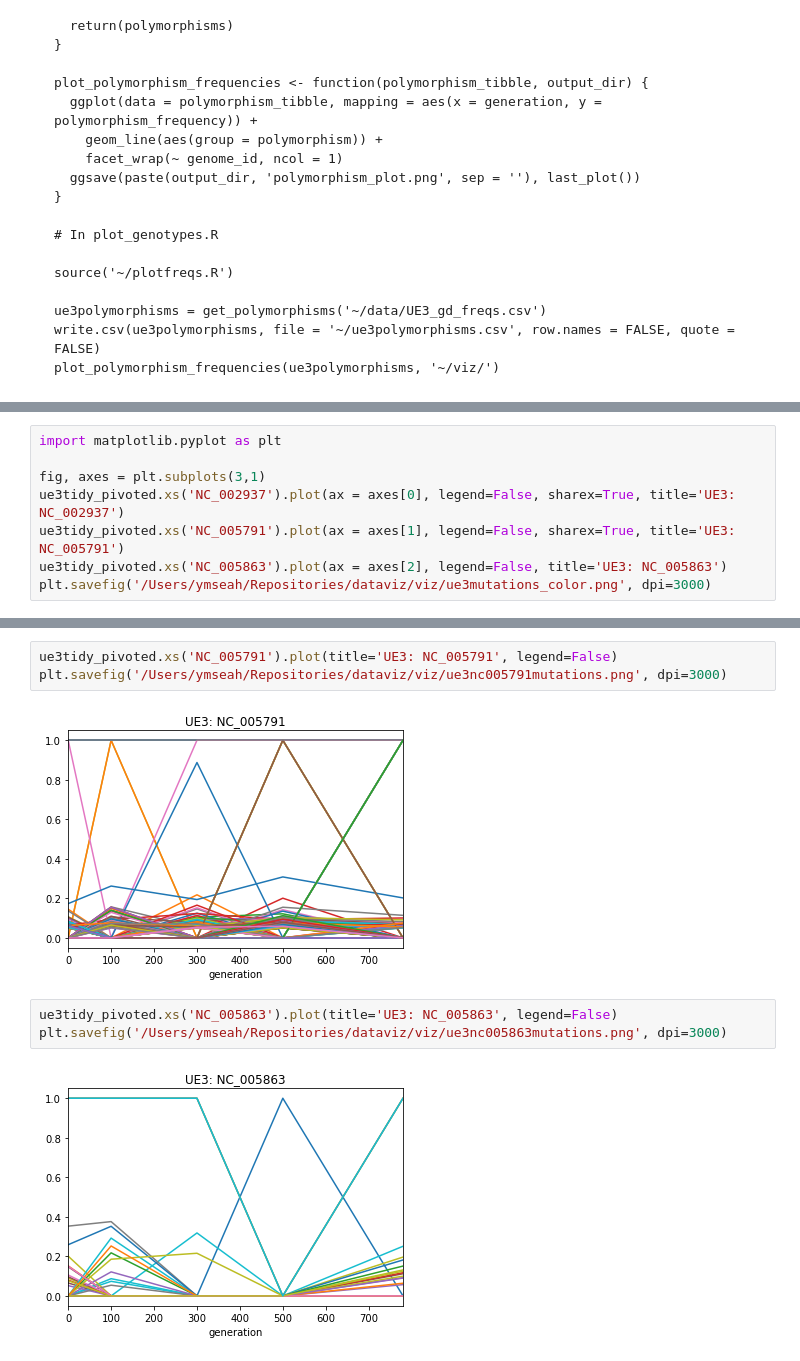
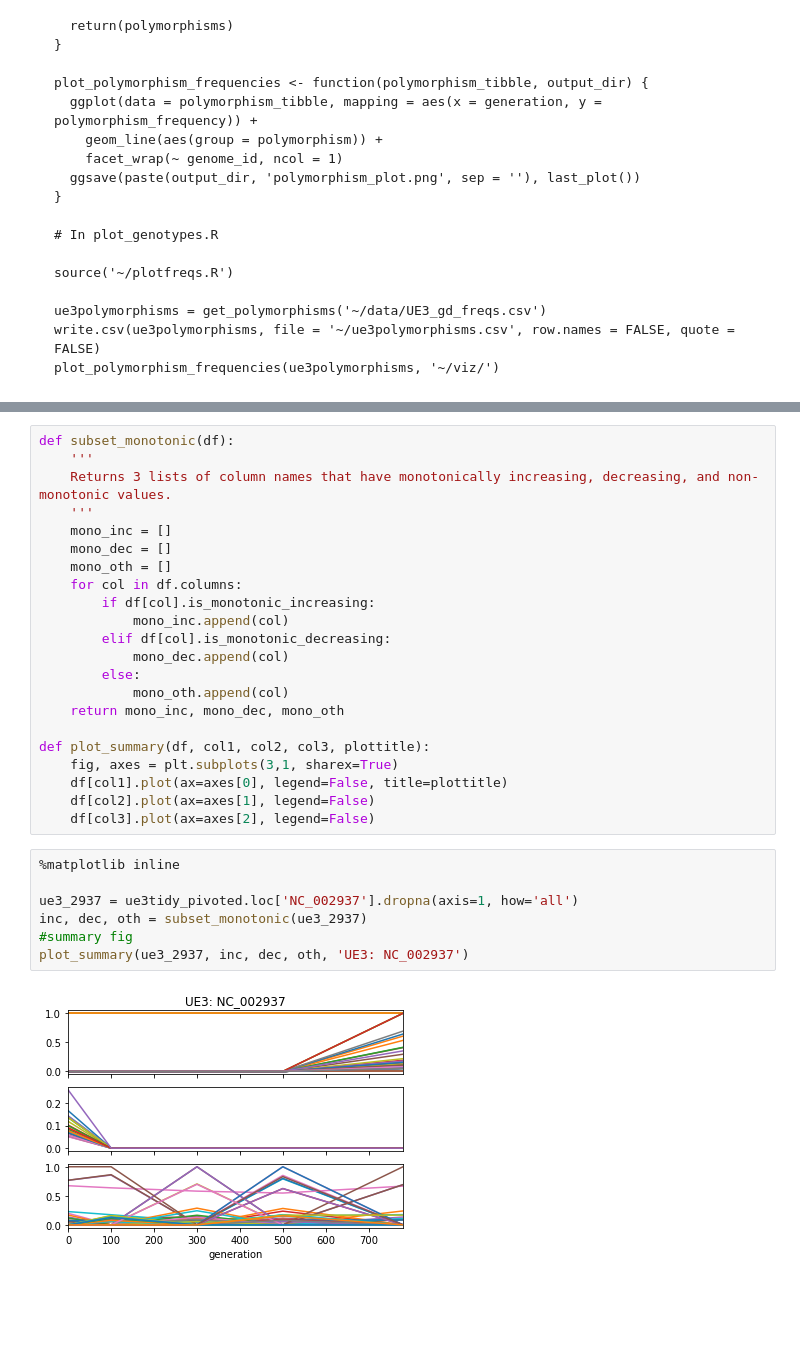
Before and after one commit to yeemey/dvh_mms2, a Jupyter notebook: notebooks/plot_polymorphisms.ipynb, the cells around one changed output, grey strips where cells are left out. Drawn from its saved outputs; the diff is of its cells as text; blank space fills up the shorter version.

Commit message:
Plot monotonic vs non-monotonic frequencies.

```diff
--- a/notebooks/plot_polymorphisms.ipynb
+++ b/notebooks/plot_polymorphisms.ipynb
@@ -162,8 +141,0 @@ ue3tidy_pivoted
-# %%
-import matplotlib.pyplot as plt
-
-fig, axes = plt.subplots(3,1)
-ue3tidy_pivoted.xs('NC_002937').plot(ax = axes[0], legend=False, sharex=True, title='UE3: NC_002937')
-ue3tidy_pivoted.xs('NC_005791').plot(ax = axes[1], legend=False, sharex=True, title='UE3: NC_005791')
-ue3tidy_pivoted.xs('NC_005863').plot(ax = axes[2], legend=False, title='UE3: NC_005863')
-plt.savefig('/Users/ymseah/Repositories/dataviz/viz/ue3mutations_color.png', dpi=3000)
@@ -177,10 +142,31 @@ plt.savefig('/Users/ymseah/Repositories/dataviz/viz/ue3nc002937mutations.png', d
-# %%
-ue3tidy_pivoted.xs('NC_005791').plot(title='UE3: NC_005791', legend=False)
-plt.savefig('/Users/ymseah/Repositories/dataviz/viz/ue3nc005791mutations.png', dpi=3000)
-# %% [output]
-[figure, removed]
-# %%
-ue3tidy_pivoted.xs('NC_005863').plot(title='UE3: NC_005863', legend=False)
-plt.savefig('/Users/ymseah/Repositories/dataviz/viz/ue3nc005863mutations.png', dpi=3000)
-# %% [output]
-[figure, removed]
+# %%
+def subset_monotonic(df):
+    '''
+    Returns 3 lists of column names that have monotonically increasing, decreasing, and non-monotonic values.
+    '''
+    mono_inc = []
+    mono_dec = []
+    mono_oth = []
+    for col in df.columns:
+        if df[col].is_monotonic_increasing:
+            mono_inc.append(col)
+        elif df[col].is_monotonic_decreasing:
+            mono_dec.append(col)
+        else:
+            mono_oth.append(col)
+    return mono_inc, mono_dec, mono_oth
+
+def plot_summary(df, col1, col2, col3, plottitle):
+    fig, axes = plt.subplots(3,1, sharex=True)
+    df[col1].plot(ax=axes[0], legend=False, title=plottitle)
+    df[col2].plot(ax=axes[1], legend=False)
+    df[col3].plot(ax=axes[2], legend=False)
+# %%
+%matplotlib inline
+
+ue3_2937 = ue3tidy_pivoted.loc['NC_002937'].dropna(axis=1, how='all')
+inc, dec, oth = subset_monotonic(ue3_2937)
+#summary fig
+plot_summary(ue3_2937, inc, dec, oth, 'UE3: NC_002937')
+# %% [output]
+[figure, added]
```
Also changed, not shown: parts of 8 cells of this notebook.
